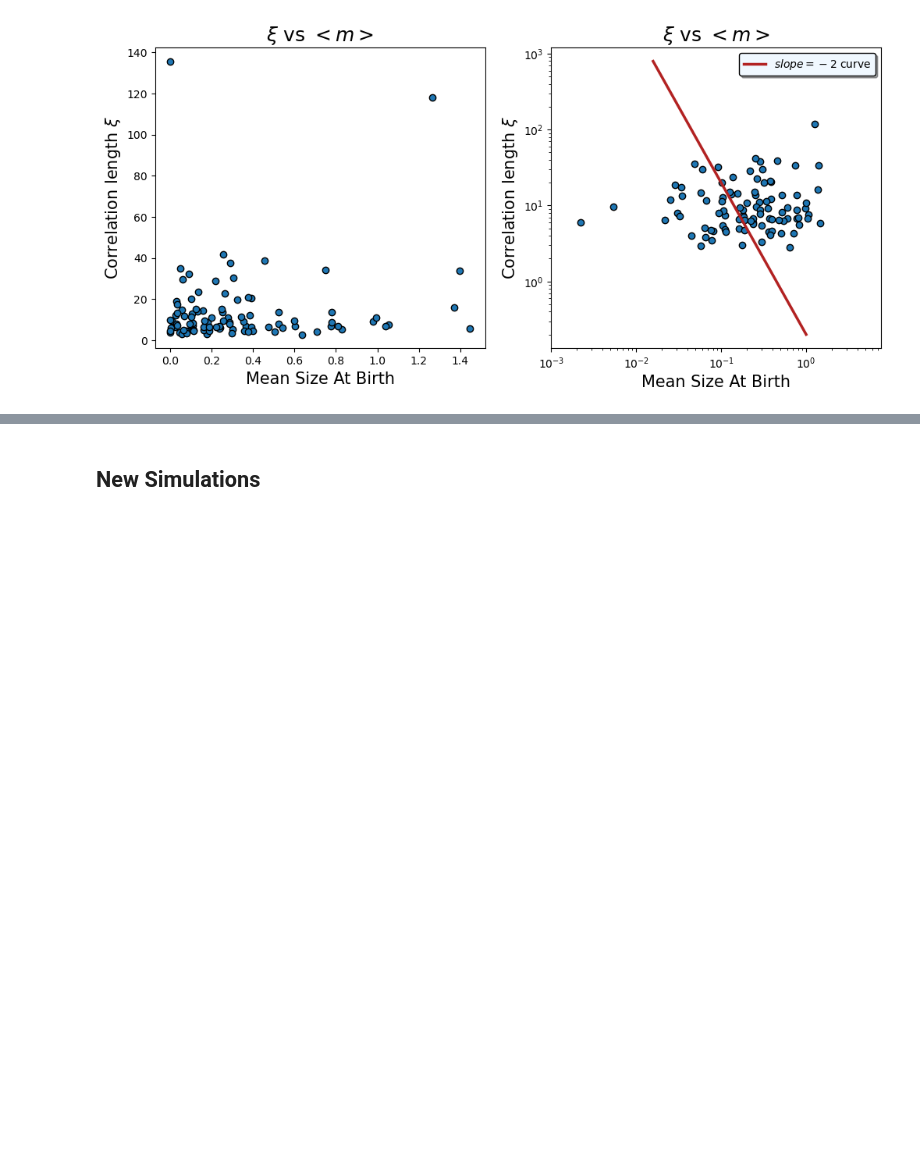
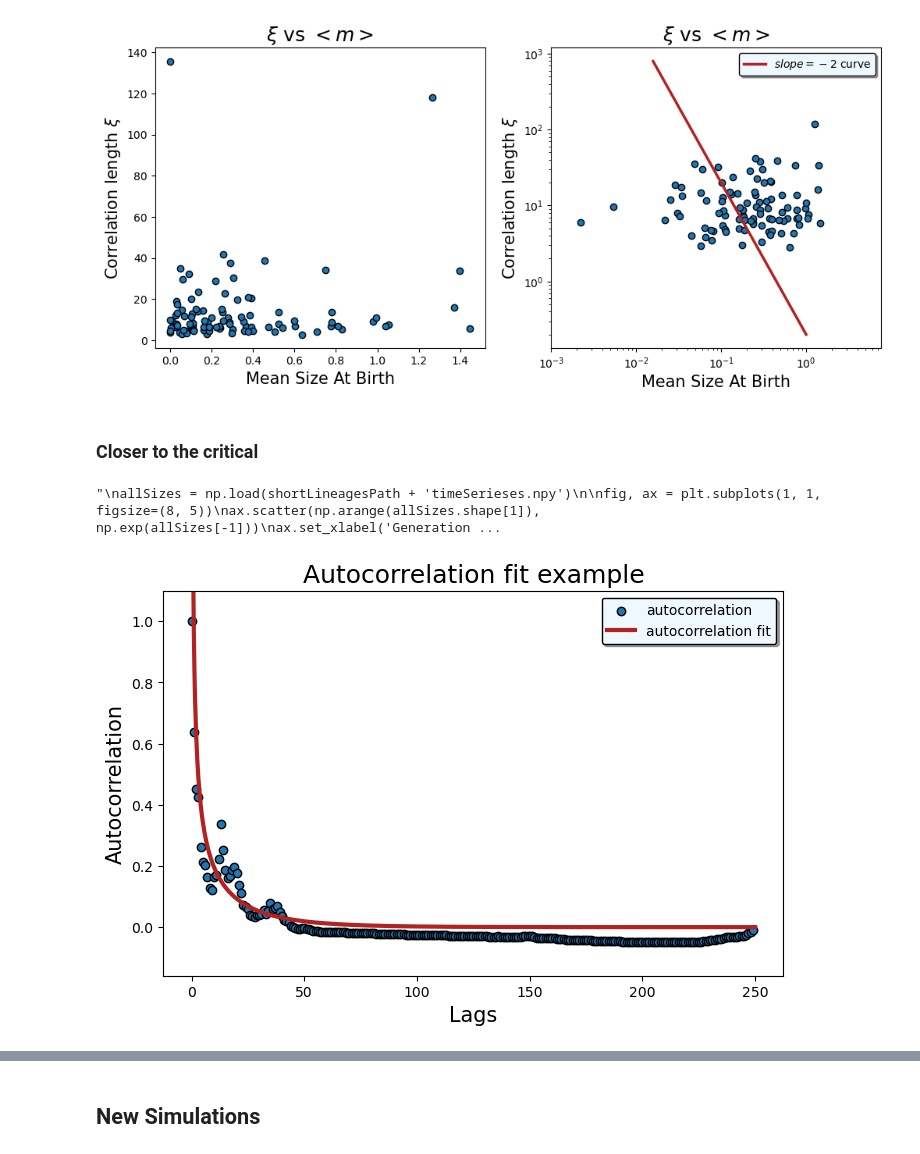
Before and after one commit to tommasoamico/masterThesis, a Jupyter notebook: code/pythonApp/visualization2.ipynb, the cells around one changed output, grey strips where cells are left out. Saved outputs shown, nothing was run; the diff lists cells and outputs as text; code cells hidden in the pictures; blank space fills up the shorter version.

```diff
--- a/code/pythonApp/visualization2.ipynb
+++ b/code/pythonApp/visualization2.ipynb
@@ -301,3 +304,41 @@ ax_[1].plot(xAxis, powerLaw(xAxis, .2, -2), color='firebrick',
 _ = ax_[1].legend(facecolor='aliceblue', edgecolor='black', shadow=True)
 # %% [output]
 [figure]
+# %% [markdown]
+### Closer to the critical
+# %%
+shortLineagesPath: str = '/Users/tommaso/Desktop/masterThesis/data/nullH/nullHShortLineagesCloser/'
+autocorrelations = np.load(shortLineagesPath + 'autoCorrelations.npy')
+autoCorrParameters = pd.read_csv(
+    shortLineagesPath + 'correlationParameters.csv')
+markovChain.all = []
+markovChain.instantiateFromNpy(
+    shortLineagesPath + 'timeSerieses.npy', log=True)
+gammaValues = np.load(shortLineagesPath + 'gammaValues.npy')
+meanSizesAtBirth = [instance.meanSizeAtBirth() for instance in markovChain.all]
+# %%
+'''
+allSizes = np.load(shortLineagesPath + 'timeSerieses.npy')
+
+fig, ax = plt.subplots(1, 1, figsize=(8, 5))
+ax.scatter(np.arange(allSizes.shape[1]), np.exp(allSizes[-1]))
+ax.set_xlabel('Generation', fontsize=15)
+ax.set_ylabel('Size at birth', fontsize=15)
+_ = ax.set_title('$m$ through generations', fontsize=18)
+'''
+# %% [output]
+"\nallSizes = np.load(shortLineagesPath + 'timeSerieses.npy')\n\nfig, ax = plt.subplots(1, 1, figsize=(8, 5))\nax.scatter(np.arange(allSizes.shape[1]), np.exp(allSizes[-1]))\nax.set_xlabel('Generation ...
+# %%
+fig, ax = plt.subplots(1, 1, figsize=(8, 5))
+ax.scatter(range(len(autocorrelations[10])), autocorrelations[-1],
+           edgecolor='black', label='autocorrelation')
+xAxis = np.linspace(0, len(autocorrelations[-1]), 1000)
+ax.plot(xAxis, autocorrelationProduct(xAxis, *
+        autoCorrParameters.iloc[-1, :][:2]), color='firebrick', linewidth=3, zorder=2, label='autocorrelation fit')
+ax.set_xlabel('Lags', fontsize=15)
+ax.set_ylabel('Autocorrelation', fontsize=15)
+ax.set_title('Autocorrelation fit example', fontsize=18)
+_ = ax.legend(facecolor='aliceblue', shadow=True, edgecolor='black')
+_ = ax.set_ylim(top=1.1)
+# %% [output]
+[figure, added]
```
Also changed, not shown: parts of 15 cells of this notebook, 12 other files.
